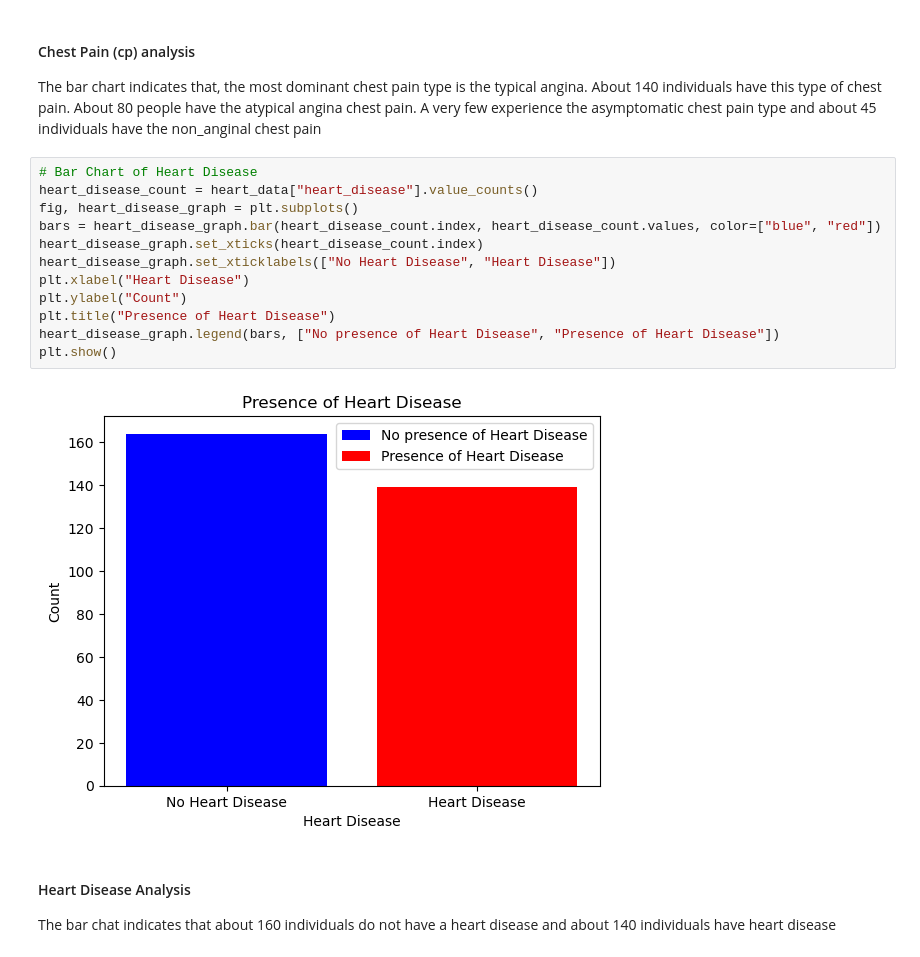
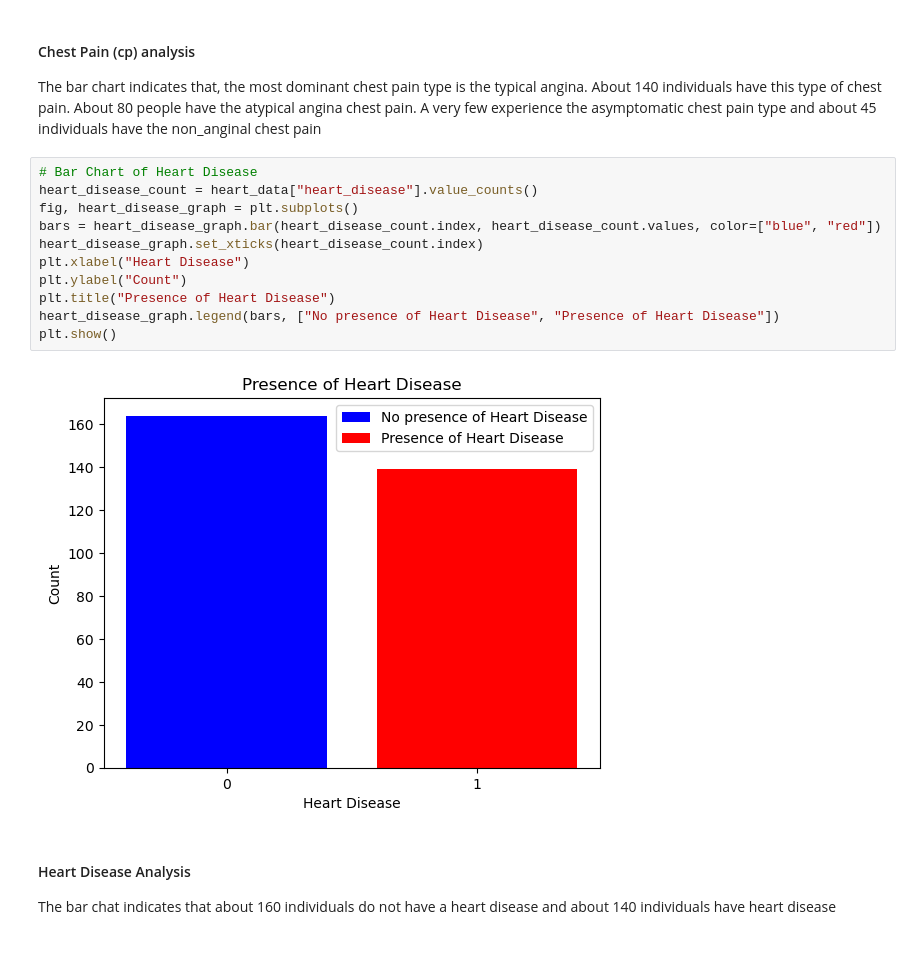
Before and after one commit to AndrewMarfo/Health-EDA, a Jupyter notebook: Health-EDA.ipynb, the cells around one changed output. Cells and saved outputs as stored; diff of their text form.

```diff
--- a/Health-EDA.ipynb
+++ b/Health-EDA.ipynb
@@ -281,17 +281,16 @@ The bar chart indicates that, the most dominant chest pain type is the typical a
 # %%
 # Bar Chart of Heart Disease
 heart_disease_count = heart_data["heart_disease"].value_counts()
 fig, heart_disease_graph = plt.subplots()
 bars = heart_disease_graph.bar(heart_disease_count.index, heart_disease_count.values, color=["blue", "red"])
 heart_disease_graph.set_xticks(heart_disease_count.index)
-heart_disease_graph.set_xticklabels(["No Heart Disease", "Heart Disease"])
 plt.xlabel("Heart Disease")
 plt.ylabel("Count")
 plt.title("Presence of Heart Disease")
 heart_disease_graph.legend(bars, ["No presence of Heart Disease", "Presence of Heart Disease"])
 plt.show()
 # %% [output]
-[figure, old version]
+[figure, new version]
 # %% [markdown]
 #### Heart Disease Analysis
 The bar chat indicates that about 160 individuals do not have a heart disease and about 140 individuals have heart disease
```
Also changed, not shown: parts of 10 cells of this notebook.
